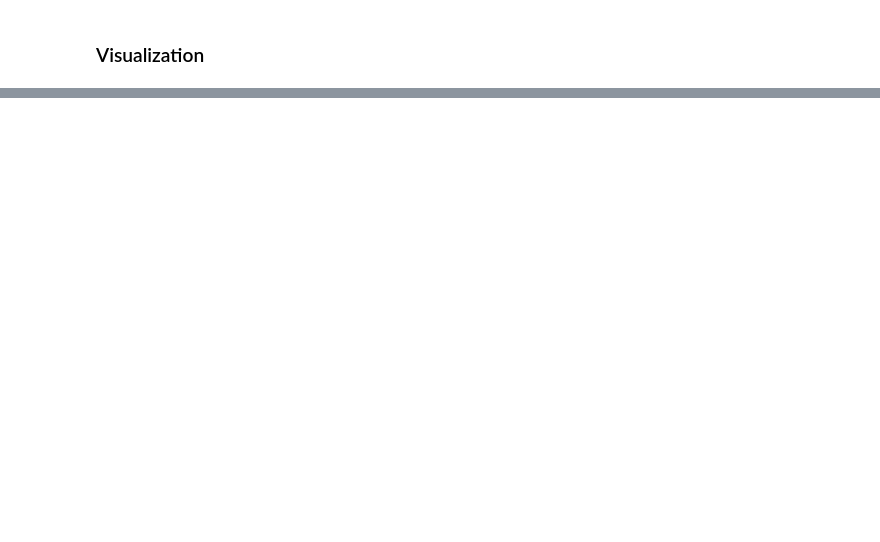
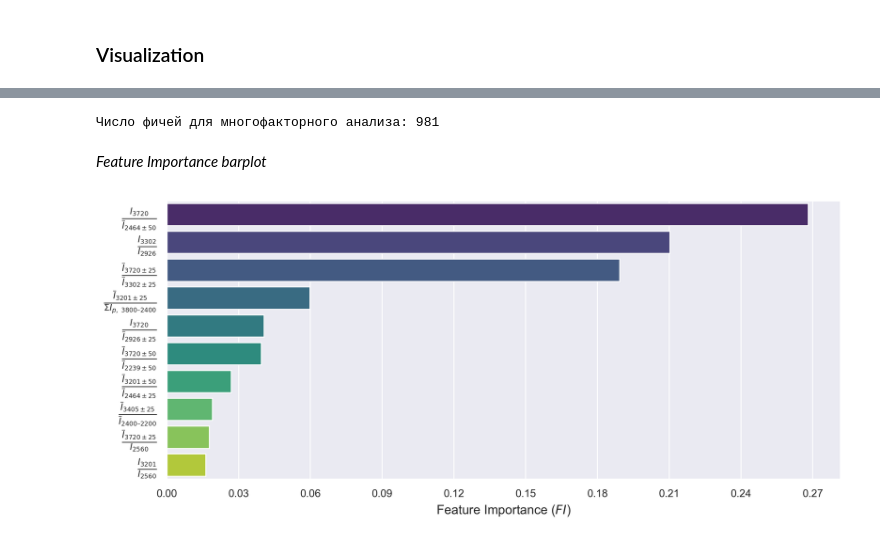
Before and after one commit to Fltvv/go-ftir-sfa, a Jupyter notebook: code/04b_modeling_dt.ipynb, the cells around one changed output, grey strips where cells are left out. Cells and saved outputs as stored; diff of their text form; code cells hidden in the pictures; blank space fills up the shorter version.

```diff
--- a/code/04b_modeling_dt.ipynb
+++ b/code/04b_modeling_dt.ipynb
@@ -300,0 +620,61 @@ aggregated_stats_df
+# %%
+candidate_features_3800_2200 = []
+
+for feature in of_features_to_save:
+    feature_types_lst = feature_to_types[feature]
+    for feature_type in feature_types_lst:
+        if '3800_2200' in feature_type:
+            candidate_features_3800_2200.append(feature)
+
+print(f'Число фичей для многофакторного анализа: {len(candidate_features_3800_2200)}')
+# %% [output]
+Число фичей для многофакторного анализа: 981
+# %%
+tree_params = {
+    'max_depth': 4,
+    'min_samples_split': 8,
+    'min_samples_leaf': 4,
+    'max_features': int(np.log(len(features_df.columns))),
+    'criterion': 'entropy'
+}
+# %%
+PLOT_STYLE = {
+    'FIGSIZE': (10, 4.5),
+    'TITLE': '',
+    'TITLE_FONT_SIZE': 14,
+    'TITLE_FONTSTYLE': 'normal',
+    'X_LABEL': '',
+    'Y_LABEL': '',
+    'X_LABEL_FONT_SIZE': 12,
+    'Y_LABEL_FONT_SIZE': 12,
+    'X_LABELPAD': 5,
+    'Y_LABELPAD': 5,
+    'X_TICK_LABEL_FONT_SIZE': 10,
+    'Y_TICK_LABEL_FONT_SIZE': 12,
+    'X_NBINS': 10
+}
+# %% [markdown]
+*Feature Importance barplot*
+# %%
+fig, ax = plt.subplots(figsize=PLOT_STYLE['FIGSIZE'], dpi=300)
+
+PLOT_STYLE['X_LABEL'] = 'Feature Importance ($FI$)'
+
+feat_importance_df = feature_importance_cv(
+    features_df=features_df,
+    target=target,
+    features_to_use=candidate_features_3800_2200,
+    tree_params=tree_params,
+    n_splits=5,
+    plot=True,
+    ax=ax,
+    max_display=10
+)
+
+plt.tight_layout()
+
+plt.savefig(f'{path_to_save}/feature_importance_{range}', dpi=600)
+
+plt.show()
+# %% [output]
+[figure, added]
```
Also changed, not shown: parts of 112 cells of this notebook, 12 other files.
